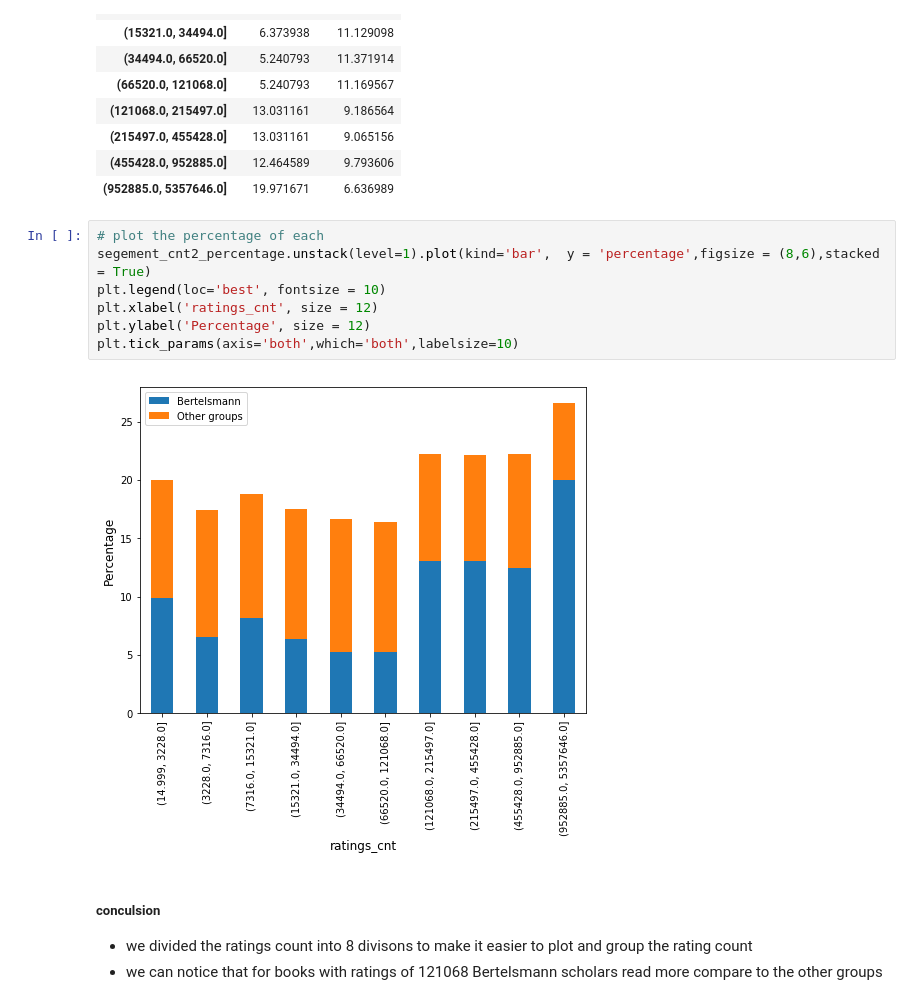
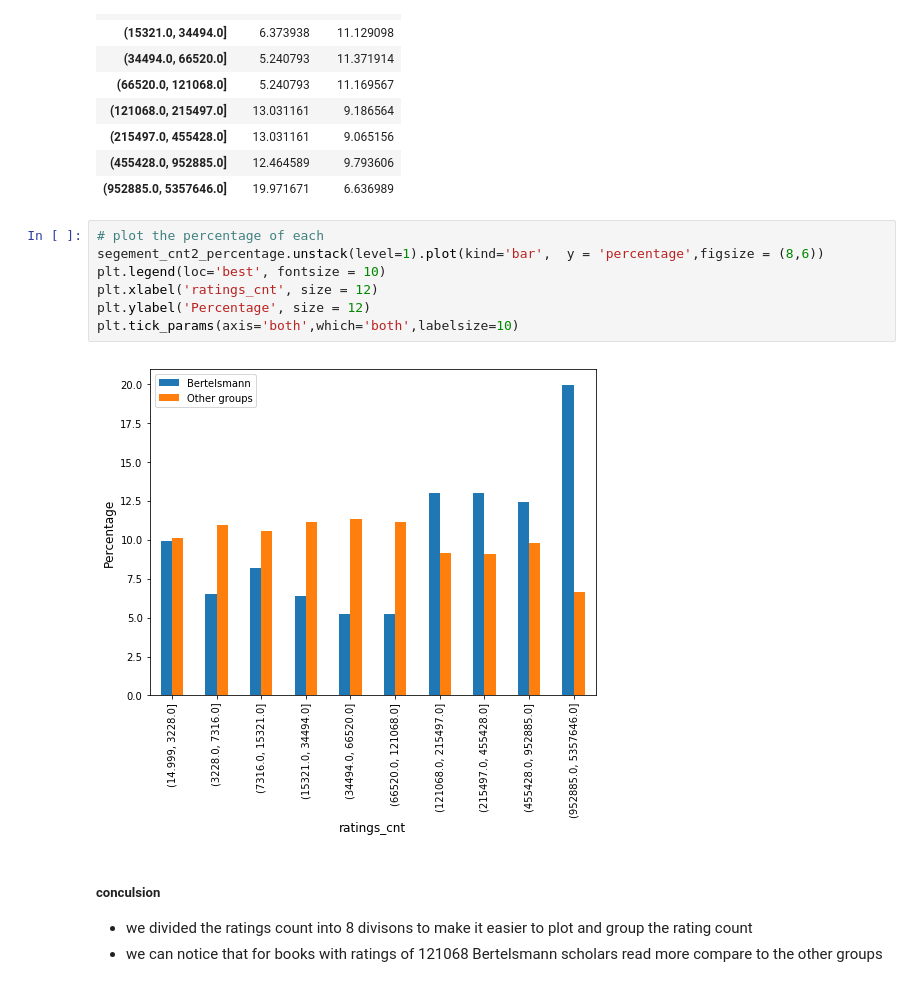
Before and after one commit to AnaMakarevich/goodreads_project, a Jupyter notebook: Data analysis.ipynb, the cells around one changed output. Cells and saved outputs as stored; diff of their text form.

Commit message:
remove the percentage plots, add more description to the data

```diff
--- a/Data analysis.ipynb
+++ b/Data analysis.ipynb
@@ -398,13 +357,13 @@ is deprecated and will be removed in a future version
 | (952885.0, 5357646.0] | 19.971671 | 6.636989 |
 # %%
 # plot the percentage of each
-segement_cnt2_percentage.unstack(level=1).plot(kind='bar',  y = 'percentage',figsize = (8,6),stacked = True)
+segement_cnt2_percentage.unstack(level=1).plot(kind='bar',  y = 'percentage',figsize = (8,6))
 plt.legend(loc='best', fontsize = 10)
 plt.xlabel('ratings_cnt', size = 12)
 plt.ylabel('Percentage', size = 12)
 plt.tick_params(axis='both',which='both',labelsize=10)
 # %% [output]
-[figure, old version]
+[figure, new version]
 # %% [markdown]
 ##### conculsion
 * we divided the ratings count into 8 divisons to make it easier to plot and group the rating count
```
Also changed, not shown: parts of 27 cells of this notebook.
